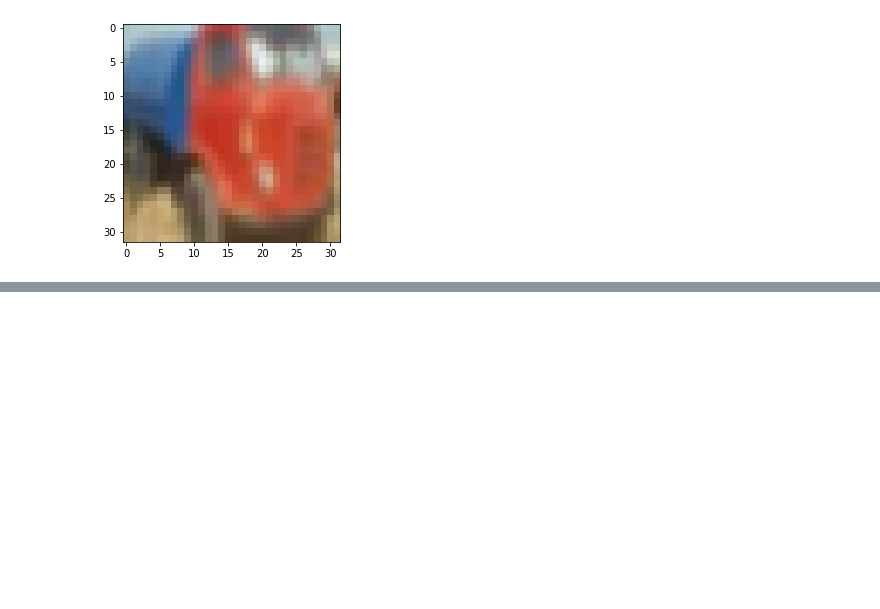
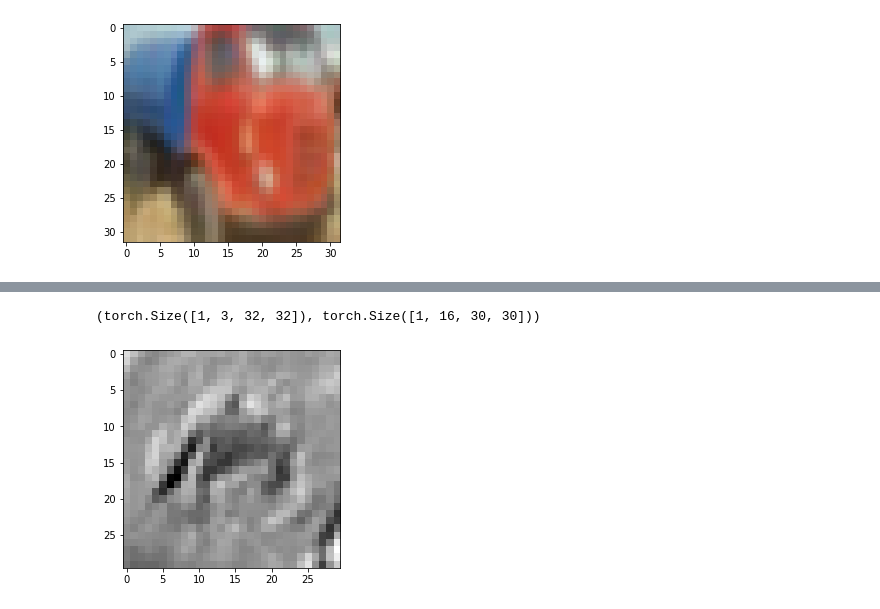
Before and after one commit to Fab2Alex/Fab2Alex.github.io, a Jupyter notebook: _notebooks/Simple_networks_with_pytorch.ipynb, the cells around one changed output, grey strips where cells are left out. Drawn from its saved outputs; the diff is of its cells as text; code cells hidden in the pictures; blank space fills up the shorter version.

```diff
--- a/_notebooks/Simple_networks_with_pytorch.ipynb
+++ b/_notebooks/Simple_networks_with_pytorch.ipynb
@@ -339,0 +442,18 @@ montre_image(cifar10_aug,102)
+# %%
+# Nous allons voir ce que sont les convolutions
+# on va reprendre notre image d'origine puis lui appliquer une transformation
+# les convolutions ne sont rien d'autres que des transformations.
+
+import torch.nn as nn
+conv = nn.Conv2d(3, 16, kernel_size=3)
+conv.weight.shape, conv.bias.shape
+
+output = conv(img.unsqueeze(0))
+img.unsqueeze(0).shape, output.shape
+# %% [output]
+(torch.Size([1, 3, 32, 32]), torch.Size([1, 16, 30, 30]))
+# %%
+plt.imshow(output[0, 0].detach(), cmap='gray')
+plt.show()
+# %% [output]
+[figure, added]
```
Also changed, not shown: parts of 9 cells of this notebook, 8 other files.
